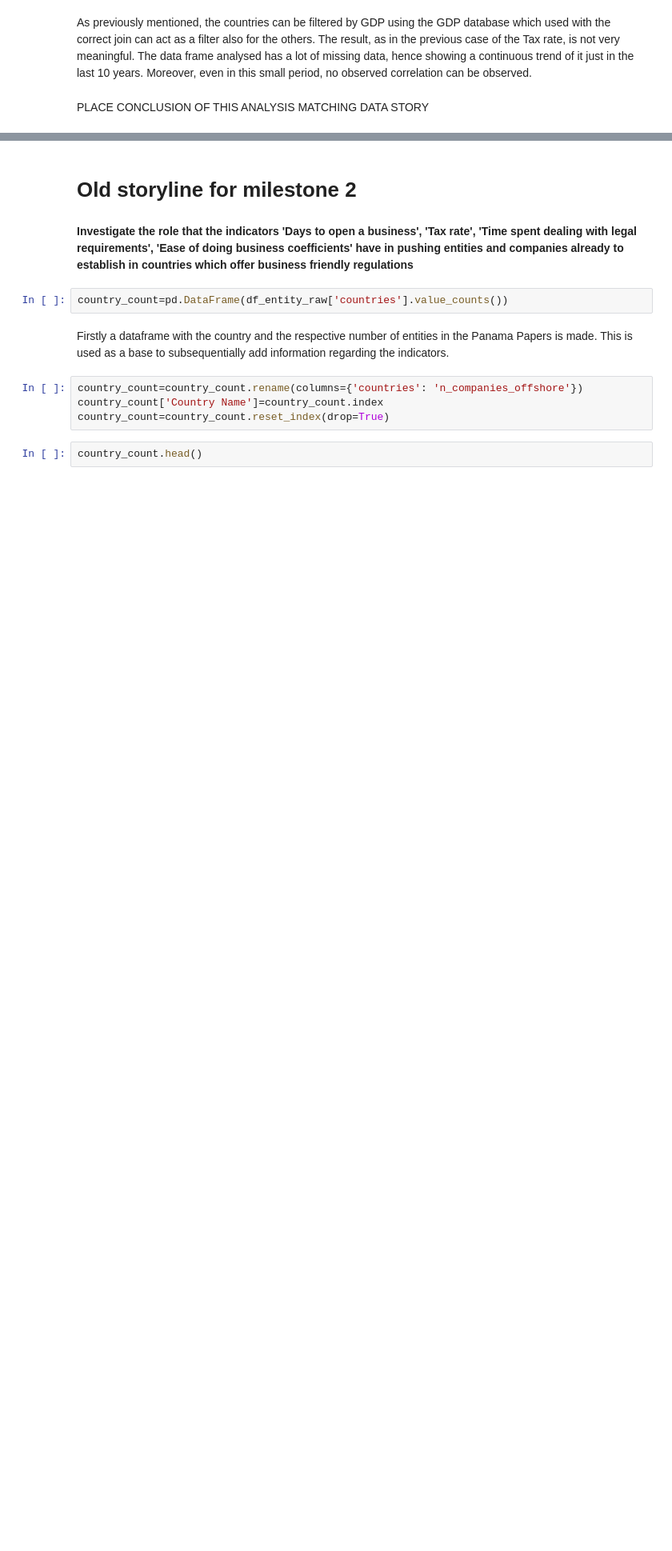
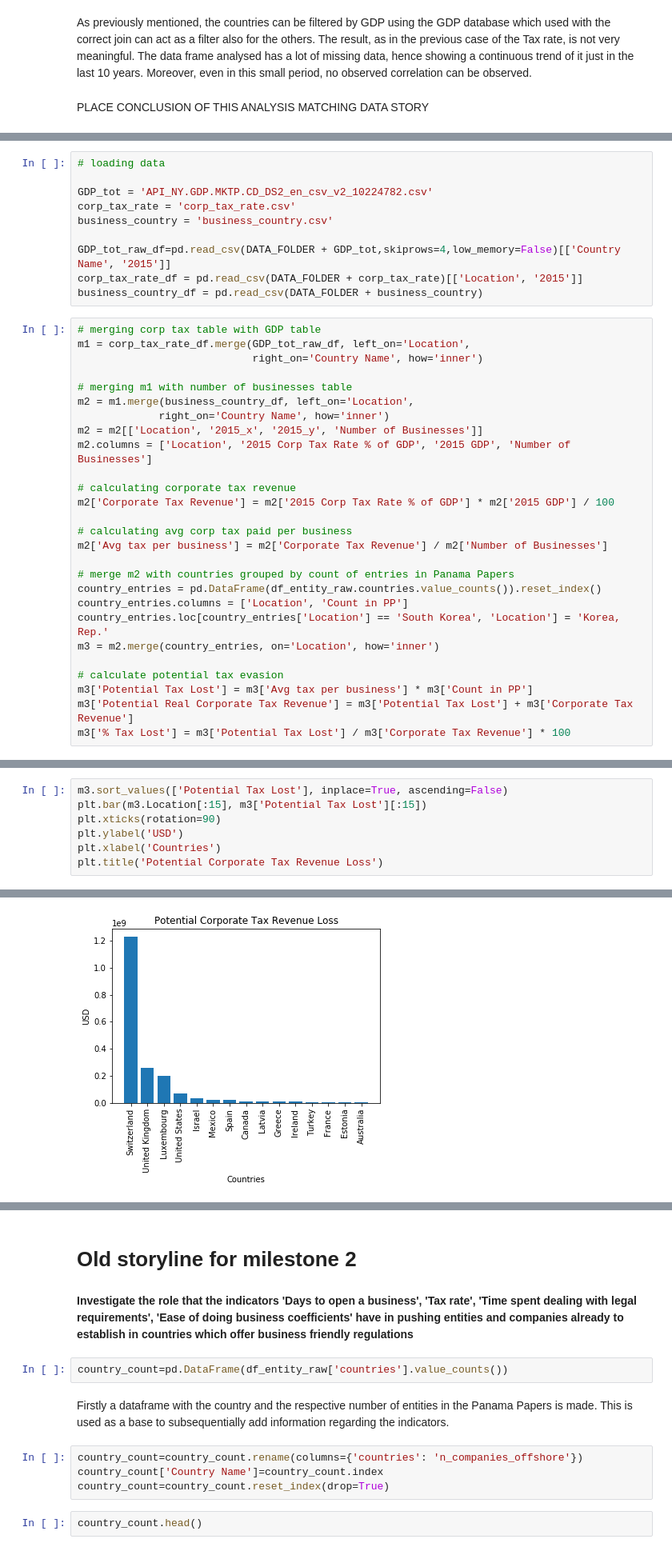
Before and after one commit to eddieshengyuwang/project_ada_akbar, a Jupyter notebook: main.ipynb, the cells around one changed output, grey strips where cells are left out. Shown: that part at 80% size. Cells and saved outputs as stored; diff of their text form; blank space fills up the shorter version.

```diff
--- a/main.ipynb
+++ b/main.ipynb
@@ -1355,0 +1502,37 @@ PLACE CONCLUSION OF THIS ANALYSIS MATCHING DATA STORY
+# %%
+# loading data
+
+GDP_tot = 'API_NY.GDP.MKTP.CD_DS2_en_csv_v2_10224782.csv'
+corp_tax_rate = 'corp_tax_rate.csv'
+business_country = 'business_country.csv'
+
+GDP_tot_raw_df=pd.read_csv(DATA_FOLDER + GDP_tot,skiprows=4,low_memory=False)[['Country Name', '2015']]
+corp_tax_rate_df = pd.read_csv(DATA_FOLDER + corp_tax_rate)[['Location', '2015']]
+business_country_df = pd.read_csv(DATA_FOLDER + business_country)
+# %%
+# merging corp tax table with GDP table
+m1 = corp_tax_rate_df.merge(GDP_tot_raw_df, left_on='Location',
+                            right_on='Country Name', how='inner')
+
+# merging m1 with number of businesses table
+m2 = m1.merge(business_country_df, left_on='Location',
+             right_on='Country Name', how='inner')
+m2 = m2[['Location', '2015_x', '2015_y', 'Number of Businesses']]
+m2.columns = ['Location', '2015 Corp Tax Rate % of GDP', '2015 GDP', 'Number of Businesses']
+
+# calculating corporate tax revenue
+m2['Corporate Tax Revenue'] = m2['2015 Corp Tax Rate % of GDP'] * m2['2015 GDP'] / 100
+
+# calculating avg corp tax paid per business
+m2['Avg tax per business'] = m2['Corporate Tax Revenue'] / m2['Number of Businesses']
+
+# merge m2 with countries grouped by count of entries in Panama Papers
+country_entries = pd.DataFrame(df_entity_raw.countries.value_counts()).reset_index()
+country_entries.columns = ['Location', 'Count in PP']
+country_entries.loc[country_entries['Location'] == 'South Korea', 'Location'] = 'Korea, Rep.'
+m3 = m2.merge(country_entries, on='Location', how='inner')
+
+# calculate potential tax evasion
+m3['Potential Tax Lost'] = m3['Avg tax per business'] * m3['Count in PP']
+m3['Potential Real Corporate Tax Revenue'] = m3['Potential Tax Lost'] + m3['Corporate Tax Revenue']
+m3['% Tax Lost'] = m3['Potential Tax Lost'] / m3['Corporate Tax Revenue'] * 100
@@ -1355,0 +1555,8 @@ PLACE CONCLUSION OF THIS ANALYSIS MATCHING DATA STORY
+# %%
+m3.sort_values(['Potential Tax Lost'], inplace=True, ascending=False)
+plt.bar(m3.Location[:15], m3['Potential Tax Lost'][:15])
+plt.xticks(rotation=90)
+plt.ylabel('USD')
+plt.xlabel('Countries')
+plt.title('Potential Corporate Tax Revenue Loss')
+# %% [output]
@@ -1355,0 +1564 @@ PLACE CONCLUSION OF THIS ANALYSIS MATCHING DATA STORY
+[figure, added]
```
Also changed, not shown: parts of 15 cells of this notebook, 2 other files.
